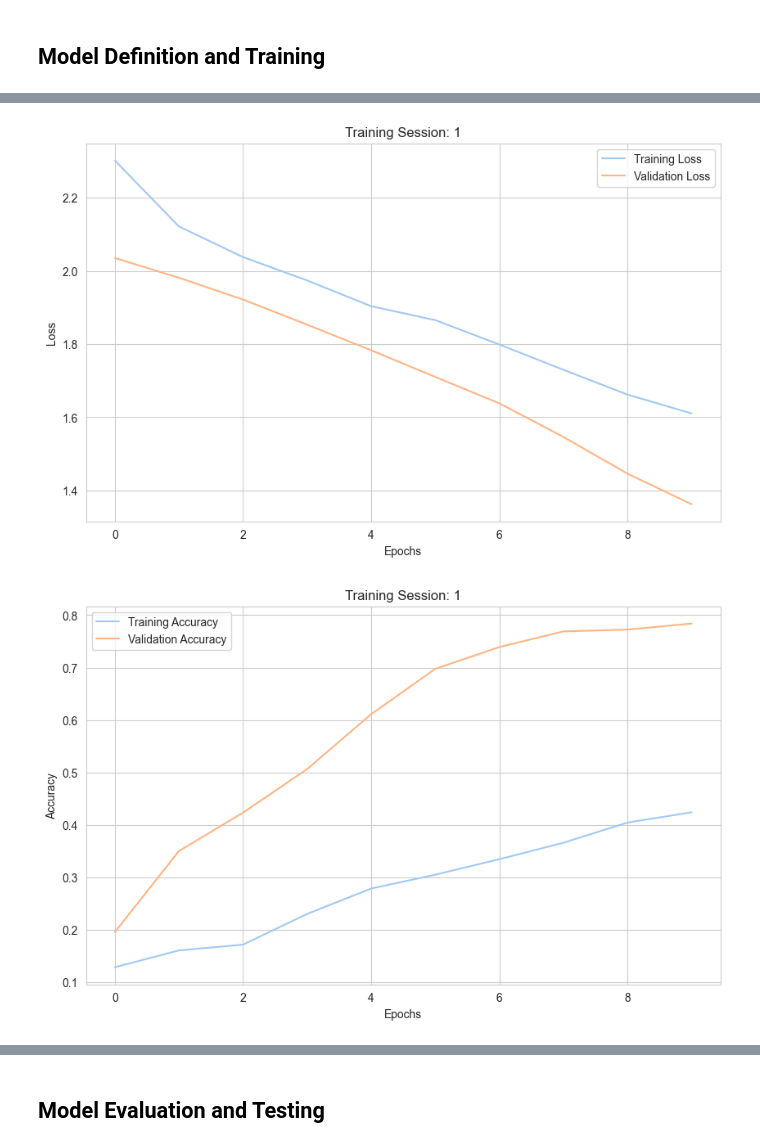
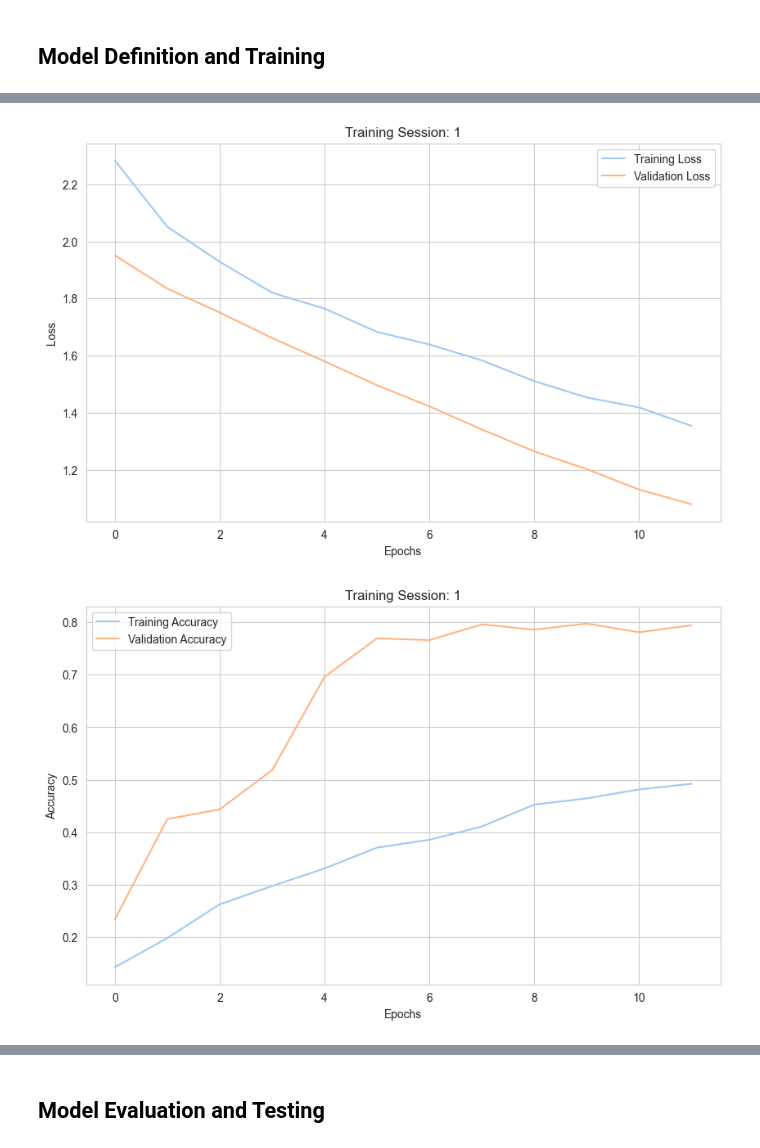
Before and after one commit to nihil77/educational-tool, a Jupyter notebook: Feedforward Neural Network - BlazePose Model/NeuralNetwork.ipynb, the cells around one changed output, grey strips where cells are left out. Drawn from its saved outputs; the diff is of its cells as text; code cells hidden in the pictures.

```diff
--- a/Feedforward Neural Network - BlazePose Model/NeuralNetwork.ipynb
+++ b/Feedforward Neural Network - BlazePose Model/NeuralNetwork.ipynb
@@ -216,7 +216,7 @@ for session in range(num_training_sessions):
 
     # Train the FNN model and record history
     early_stopping = EarlyStopping(monitor='val_loss', patience=5, restore_best_weights=True)
-    history = fnn_model.fit(X_train_augmented, y_train_encoded, epochs=10, batch_size=32, validation_data=(X_val, y_val_encoded), callbacks=[early_stopping])
+    history = fnn_model.fit(X_train_augmented, y_train_encoded, epochs=12, batch_size=32, validation_data=(X_val, y_val_encoded), callbacks=[early_stopping])
 
     # Append the history to the list
     historical_performance.append(history.history)
@@ -269,3 +269,3 @@ Final Validation Accuracy: 0.7840531468391418
-[figure, old version]
+[figure, new version]
-[figure, old version]
+[figure, new version]
 Training Session: 2/2
```
Also changed, not shown: parts of 13 cells of this notebook.
